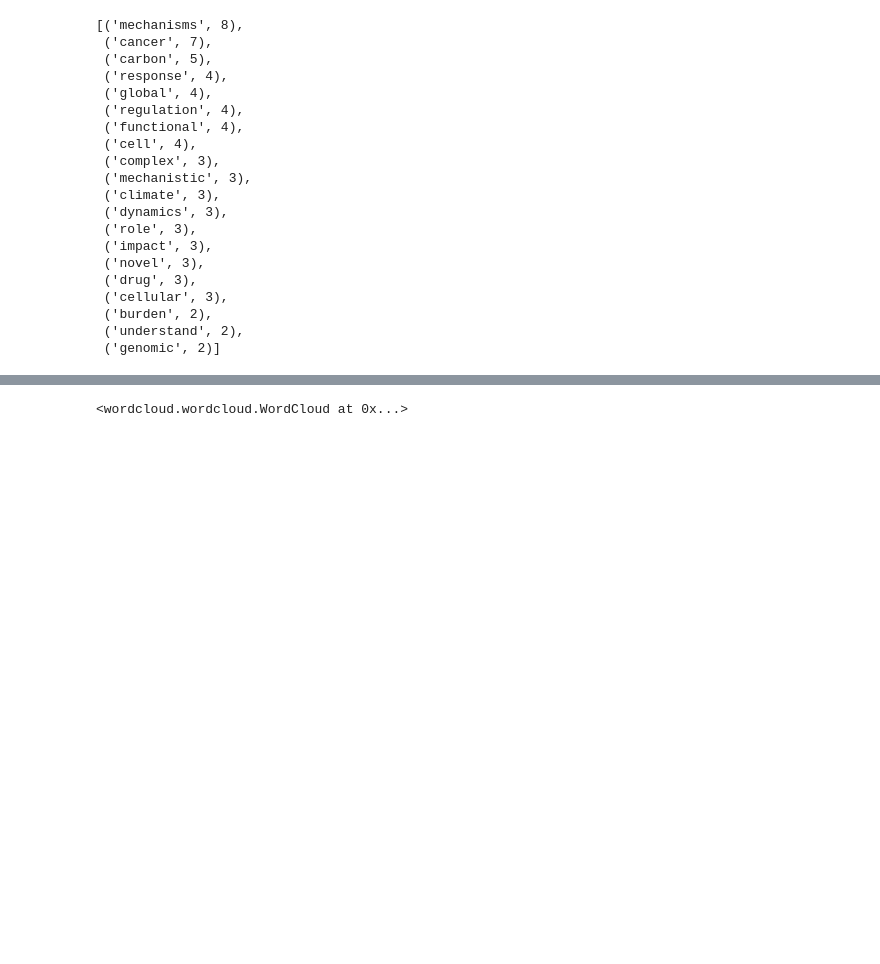
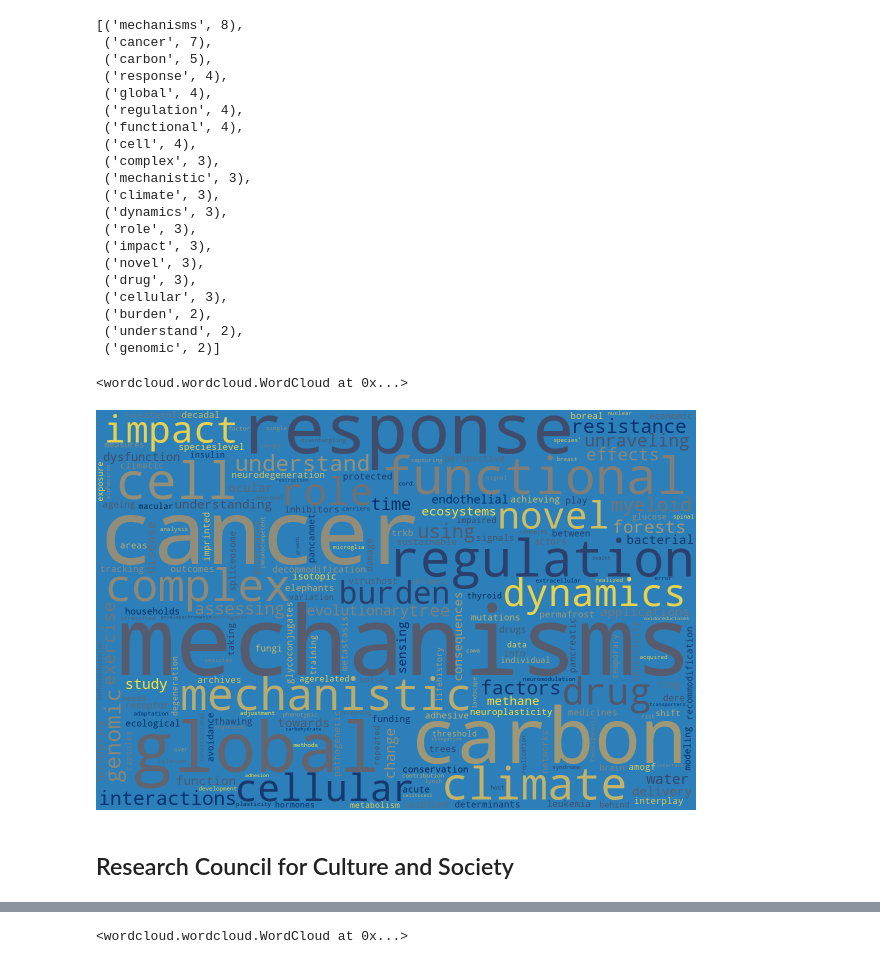
Before and after one commit to coandrei/jupyter_notebooks, a Jupyter notebook: miscellaneous/aka.ipynb, the cells around one changed output, grey strips where cells are left out. Cells and saved outputs as stored; diff of their text form; code cells hidden in the pictures; blank space fills up the shorter version.

```diff
--- a/miscellaneous/aka.ipynb
+++ b/miscellaneous/aka.ipynb
@@ -181,3 +207,22 @@ sorted(z.items(), key=operator.itemgetter(1), reverse=True)[:20]
  ('burden', 2),
  ('understand', 2),
  ('genomic', 2)]
+# %%
+
+cloud = wordcloud.WordCloud(
+    width=1200,
+    height=800,
+    background_color='#2c7fb8',
+    colormap='cividis',
+)
+cloud.generate_from_frequencies(z)
+fout = 'aka_bty.png'
+cloud.to_file(fout)
+# %% [output]
+<wordcloud.wordcloud.WordCloud at 0x...>
+# %%
+Image(filename=fout, width=600)
+# %% [output]
+[figure, added]
+# %% [markdown]
+## Research Council for Culture and Society
```
Also changed, not shown: parts of 27 cells of this notebook.
